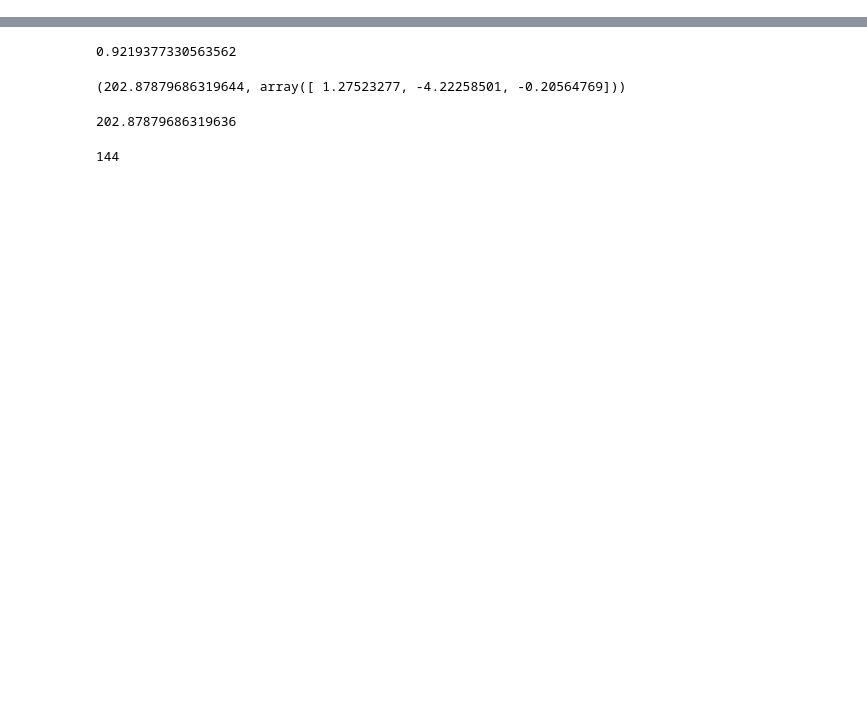
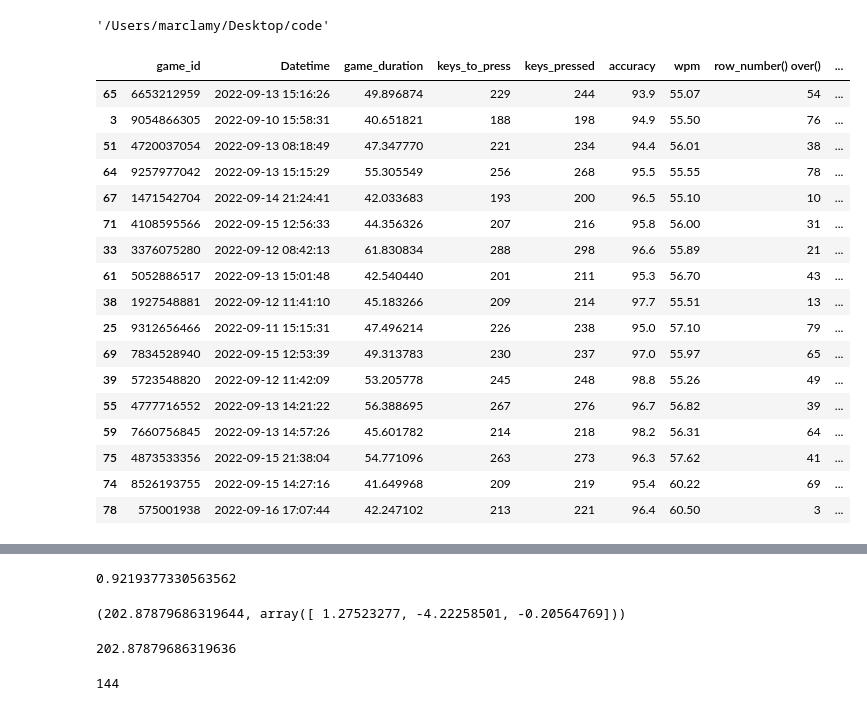
Before and after one commit to marclelamy/TyPy, a Jupyter notebook: test_stuff.ipynb, the cells around one changed output, grey strips where cells are left out. Drawn from its saved outputs; the diff is of its cells as text; code cells hidden in the pictures; blank space fills up the shorter version.

```diff
--- a/test_stuff.ipynb
+++ b/test_stuff.ipynb
@@ -39,0 +16,5 @@ pd.read_sql_query('select game_id, count(game_id) from keys_typed group by game_
+# %%
+os.getcwd()
+os.path.dirname(os.getcwd())
+# %% [output]
+'/Users/marclamy/Desktop/code'
@@ -39,0 +31,72 @@ pd.read_sql_query('select game_id, count(game_id) from keys_typed group by game_
+# %%
+con = sqlite3.connect("database.db")
+con_work = sqlite3.connect("database_work.db")
+conold = sqlite3.connect("database_old1.db")
+
+
+
+logged_score_multiplier = {}
+for num in np.arange(0, 1.001, 0.001):
+    if num == 0:
+        logged_score_multiplier[1] = 10
+
+    else:
+        logged_score_multiplier[round(1 - num, 3)] = round(abs(np.log2(num)), 2)
+
+
+
+# Get the score for each game with a word count > 20
+query_high_score = """
+    with tb1 as (
+        select
+            game_id
+            , datetime(max(time), 'unixepoch', 'localtime') Datetime
+            , max(time) - min(time) game_duration
+            , sum(case when correct_key = 1 then 1 else 0 end) keys_to_press
+            , count(*) keys_pressed
+            , round(CAST(sum(case when correct_key = 1 then 1 else 0 end) as REAL) / count(*), 3) * 100 accuracy
+            , round(sum(case when correct_key = 1 then 1 else 0 end) / ((max(time) - min(time)) / 60) / 5, 2) wpm
+            , row_number() over()
+
+        from keys_pressed
+        left join games_settings gs using(game_id)
+        where 1=1
+            and sentence_length >= 25
+            and game_id > 100
+        group by 1
+        )
+
+        select
+            *
+            , row_number() over(order by Datetime asc)
+        from tb1
+        order by Datetime asc
+
+    """
+df_high_score = pd.read_sql_query(query_high_score, con)
+# df_high_score['kps'] = df_high_score['keys_to_press'] / df_high_score['game_duration']
+# df_high_score['score'] = ((df_high_score['kps'] * df_high_score['accuracy'].apply(lambda acc: logged_score_multiplier[round(acc/100, 3)])).round(2) * 100).astype(int)
+df_high_score['score'] = df_high_score['wpm'] * df_high_score['accuracy'] / 100
+df_high_score.query('wpm > 55').sort_values('score').tail(20)
+
+
+# display(df_high_score)
+# %% [output]
+|  | game_id | Datetime | game_duration | keys_to_press | keys_pressed | accuracy | wpm | row_number() over() | ... |
+| 65 | 6653212959 | 2022-09-13 15:16:26 | 49.896874 | 229 | 244 | 93.9 | 55.07 | 54 | ... |
+| 3 | 9054866305 | 2022-09-10 15:58:31 | 40.651821 | 188 | 198 | 94.9 | 55.50 | 76 | ... |
+| 51 | 4720037054 | 2022-09-13 08:18:49 | 47.347770 | 221 | 234 | 94.4 | 56.01 | 38 | ... |
+| 64 | 9257977042 | 2022-09-13 15:15:29 | 55.305549 | 256 | 268 | 95.5 | 55.55 | 78 | ... |
+| 67 | 1471542704 | 2022-09-14 21:24:41 | 42.033683 | 193 | 200 | 96.5 | 55.10 | 10 | ... |
+| 71 | 4108595566 | 2022-09-15 12:56:33 | 44.356326 | 207 | 216 | 95.8 | 56.00 | 31 | ... |
+| 33 | 3376075280 | 2022-09-12 08:42:13 | 61.830834 | 288 | 298 | 96.6 | 55.89 | 21 | ... |
+| 61 | 5052886517 | 2022-09-13 15:01:48 | 42.540440 | 201 | 211 | 95.3 | 56.70 | 43 | ... |
+| 38 | 1927548881 | 2022-09-12 11:41:10 | 45.183266 | 209 | 214 | 97.7 | 55.51 | 13 | ... |
+| 25 | 9312656466 | 2022-09-11 15:15:31 | 47.496214 | 226 | 238 | 95.0 | 57.10 | 79 | ... |
+| 69 | 7834528940 | 2022-09-15 12:53:39 | 49.313783 | 230 | 237 | 97.0 | 55.97 | 65 | ... |
+| 39 | 5723548820 | 2022-09-12 11:42:09 | 53.205778 | 245 | 248 | 98.8 | 55.26 | 49 | ... |
+| 55 | 4777716552 | 2022-09-13 14:21:22 | 56.388695 | 267 | 276 | 96.7 | 56.82 | 39 | ... |
+| 59 | 7660756845 | 2022-09-13 14:57:26 | 45.601782 | 214 | 218 | 98.2 | 56.31 | 64 | ... |
+| 75 | 4873533356 | 2022-09-15 21:38:04 | 54.771096 | 263 | 273 | 96.3 | 57.62 | 41 | ... |
+| 74 | 8526193755 | 2022-09-15 14:27:16 | 41.649968 | 209 | 219 | 95.4 | 60.22 | 69 | ... |
+| 78 | 575001938 | 2022-09-16 17:07:44 | 42.247102 | 213 | 221 | 96.4 | 60.50 | 3 | ... |
```
Also changed, not shown: parts of 33 cells of this notebook, 2 other files.
